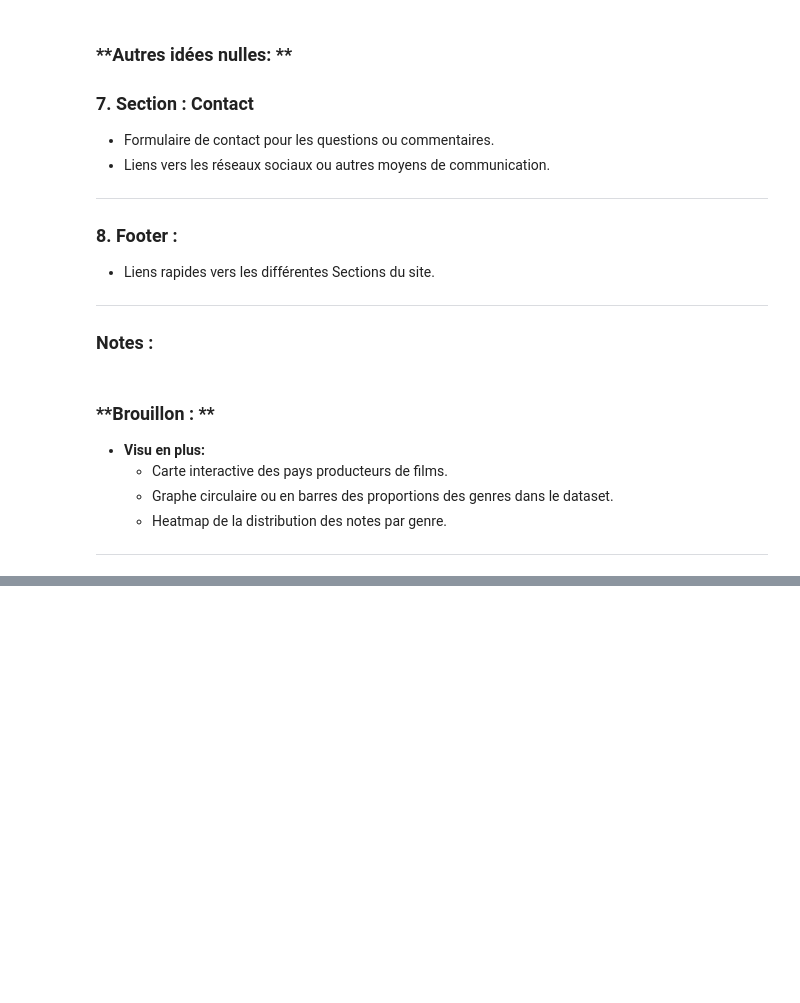
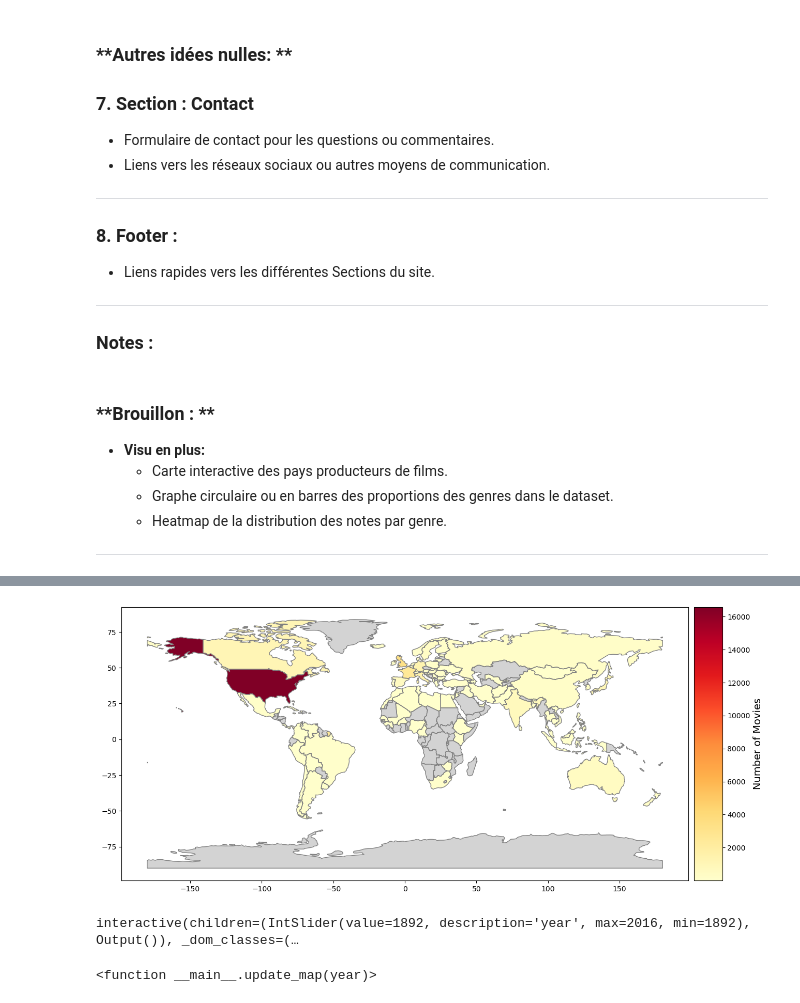
Before and after one commit to epfl-ada/ada-2024-project-skibidata, a Jupyter notebook: Data_story_&_Orga_site.ipynb, the cells around one changed output, grey strips where cells are left out. Saved outputs shown, nothing was run; the diff lists cells and outputs as text; code cells hidden in the pictures; blank space fills up the shorter version.

Commit message:
Update Code for Data_story

```diff
--- a/Data_story_&_Orga_site.ipynb
+++ b/Data_story_&_Orga_site.ipynb
@@ -157,0 +255,2 @@ Introduction générale :
+# %%
+df_final_dataset = clean_duplicates(df_final_dataset)
@@ -157,0 +275,34 @@ Introduction générale :
+# %%
+df_final_dataset.drop(columns=['box_office_revenue', 'revenue', 'release_date_cmu', 'release_date_tmdb', 'runtime_cmu', 'runtime_tmdb'], inplace=True)
+df_final_dataset.drop(columns=['genres_tmdb', 'production_countries'], inplace=True)
+df_final_dataset['countries'] = df_final_dataset['countries'].apply(extract_from_dict)
+df_final_dataset['languages'] = df_final_dataset['languages'].apply(extract_from_dict)
+df_final_dataset['genres_cmu'] = df_final_dataset['genres_cmu'].apply(extract_from_dict)
+df_final_dataset['spoken_languages'] = df_final_dataset['spoken_languages'].fillna('[]')# Apply literal_eval only to entries that are strings
+df_final_dataset['spoken_languages'] = df_final_dataset['spoken_languages'].apply(
+    lambda x: ast.literal_eval(x) if isinstance(x, str) else np.nan
+)
+
+# Count the number of languages if the entry is a list; otherwise, assign NaN
+df_final_dataset['spoken_languages'] = df_final_dataset['spoken_languages'].apply(
+    lambda x: len(x) if isinstance(x, list) else np.nan
+)
+
+df_final_dataset['cast'] = df_final_dataset['cast'].apply(lambda x: ast.literal_eval(x) if isinstance(x, str) else x)
+df_final_dataset['cast'] = df_final_dataset['cast'].apply(lambda x: [i['name'] for i in x] if isinstance(x, list) and all(isinstance(i, dict) and 'name' in i for i in x) else [])
+
+df_final_dataset['crew'] = df_final_dataset['crew'].apply(lambda x: ast.literal_eval(x) if isinstance(x, str) else x)
+df_final_dataset['crew'] = df_final_dataset['crew'].apply(lambda x: [i['name'] for i in x] if isinstance(x, list) and all(isinstance(i, dict) and 'name' in i for i in x) else [])
+
+df_final_dataset['keywords'] = df_final_dataset['keywords'].apply(ast.literal_eval)
+df_final_dataset['keywords'] = df_final_dataset['keywords'].apply(lambda x: [i['name'] for i in x] if isinstance(x, list) else [])
+
+df_final_dataset['production_companies'] = df_final_dataset['production_companies'].fillna('[]').apply(ast.literal_eval)
+df_final_dataset['production_companies'] = df_final_dataset['production_companies'].apply(lambda x: [i['name'] for i in x] if isinstance(x, list) else [])
+df_final_dataset['director'] = df_final_dataset['crew'].apply(get_director)
+# %%
+df_final_dataset.head(2)
+df_final_dataset_ = df_final_dataset.copy()
+# %%
+df_final_dataset = df_final_dataset_.copy()
+# run only this cell if you want to reset the dataset
@@ -157,0 +391,36 @@ Introduction générale :
+# %%
+year_occurrences = df_final_dataset['release_date_clean'].dt.year.value_counts().sort_index()
+
+world = gpd.read_file(f"Data/ne_110m_admin_0_countries.shp")
+df_countries = df_final_dataset['countries'].str.split(', ', expand=True).stack().reset_index(level=1, drop=True)
+country_counts_df = df_countries.value_counts().reset_index(name='count').rename(columns={'index': 'country'})
+merged = world.merge(country_counts_df, left_on='NAME', right_on='country', how='left')
+merged['log_count'] = np.log(merged['count'])
+create_world_map(merged, 'count', world)
+# %% [output]
+[figure, added]
+# %%
+# Fonction pour filtrer et afficher la carte par année
+def update_map(year):
+    # Filtrer les films par l'année sélectionnée
+    filtered_df = df_final_dataset[df_final_dataset['release_date_clean'].dt.year == year]
+
+    # Compter le nombre de films par pays pour cette année
+    df_countries = filtered_df['countries'].str.split(', ', expand=True).stack().reset_index(level=1, drop=True)
+    country_counts_df = df_countries.value_counts().reset_index(name='count').rename(columns={'index': 'country'})
+
+    # Joindre les données géographiques
+    merged = world.merge(country_counts_df, left_on='NAME', right_on='country', how='left')
+    merged['log_count'] = np.log(merged['count'].replace(0, np.nan))  # Remplacer 0 pour éviter log(0)
+
+    # Afficher la carte
+    create_world_map(merged, 'log_count', world)
+
+# Widget interactif
+interact(update_map, year=IntSlider(min=df_final_dataset['release_date_clean'].dt.year.min(),
+                                    max=df_final_dataset['release_date_clean'].dt.year.max(),
+                                    step=1,
+                                    value=df_final_dataset['release_date_clean'].dt.year.min()))
+# %% [output]
+interactive(children=(IntSlider(value=1892, description='year', max=2016, min=1892), Output()), _dom_classes=(…
+<function __main__.update_map(year)>
```
Also changed, not shown: parts of 12 cells of this notebook.
